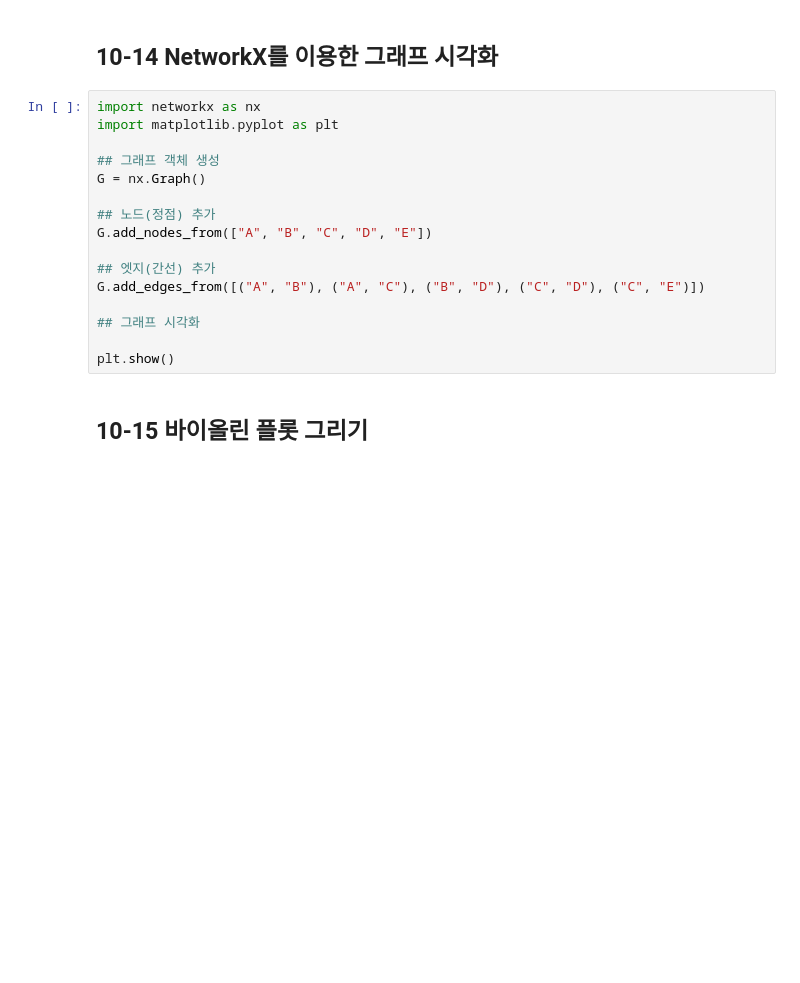
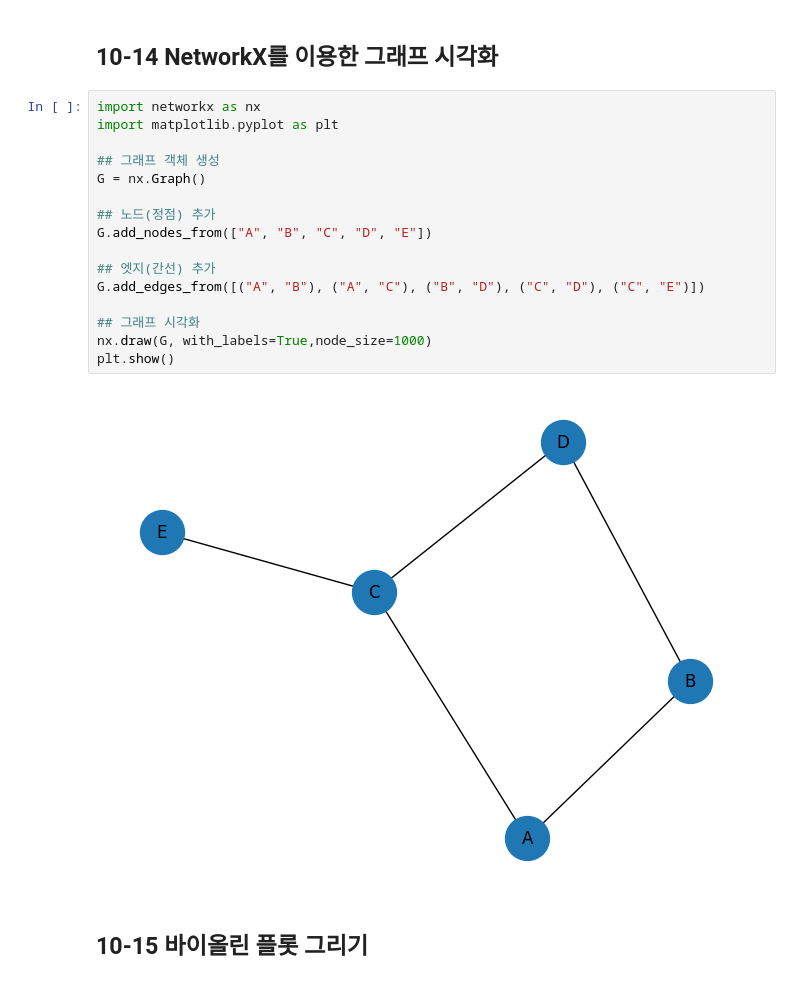
Before and after one commit to charminseon1987/Data-Analysis-with-Open-Source, a Jupyter notebook: 오픈소스_데이터_분석_10강.ipynb, the cells around one changed output. Saved outputs shown, nothing was run; the diff lists cells and outputs as text; blank space fills up the shorter version.

```diff
--- a/오픈소스_데이터_분석_10강.ipynb
+++ b/오픈소스_데이터_분석_10강.ipynb
@@ -325,19 +338,21 @@ map
 # %%
 import networkx as nx
 import matplotlib.pyplot as plt
 
 ## 그래프 객체 생성
 G = nx.Graph()
 
 ## 노드(정점) 추가
 G.add_nodes_from(["A", "B", "C", "D", "E"])
 
 ## 엣지(간선) 추가
 G.add_edges_from([("A", "B"), ("A", "C"), ("B", "D"), ("C", "D"), ("C", "E")])
 
 ## 그래프 시각화
-
+nx.draw(G, with_labels=True,node_size=1000)
 plt.show()
+# %% [output]
+[figure, added]
 # %% [markdown]
 ## 10-15 바이올린 플롯 그리기
 # %%
```
Also changed, not shown: parts of 10 cells of this notebook.
